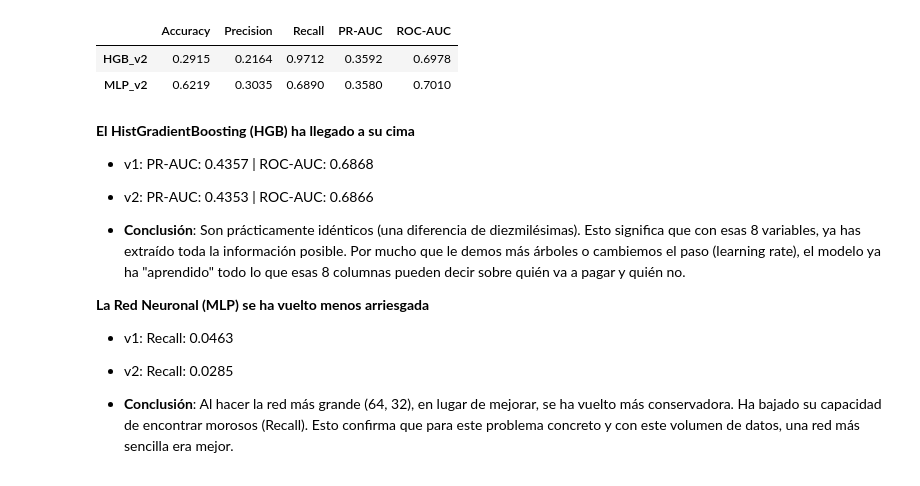
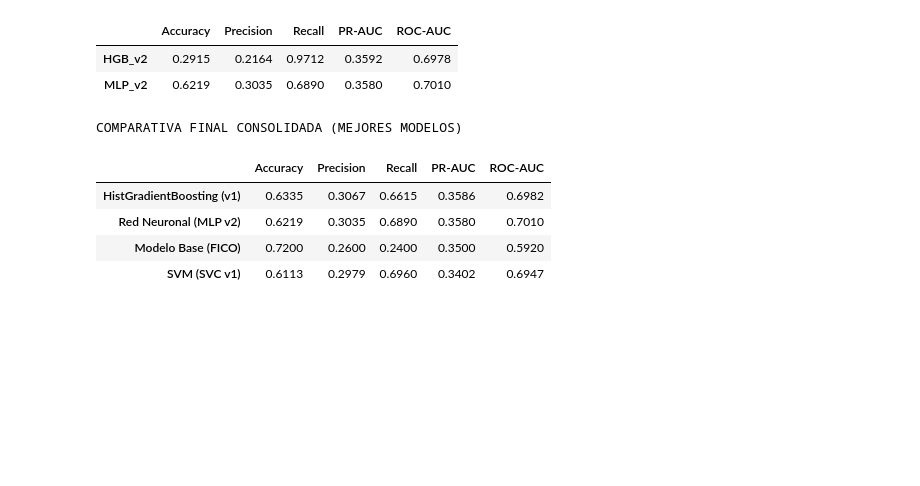
Before and after one commit to lolamaturana/credit-risk-prediction, a Jupyter notebook: practica1_notebook.ipynb, the cells around one changed output. Drawn from its saved outputs; the diff is of its cells as text; code cells hidden in the pictures; blank space fills up the shorter version.

```diff
--- a/practica1_notebook.ipynb
+++ b/practica1_notebook.ipynb
@@ -528,20 +483,49 @@ display(df_v2.round(4))
 |  | Accuracy | Precision | Recall | PR-AUC | ROC-AUC |
 | HGB_v2 | 0.2915 | 0.2164 | 0.9712 | 0.3592 | 0.6978 |
 | MLP_v2 | 0.6219 | 0.3035 | 0.6890 | 0.3580 | 0.7010 |
-# %% [markdown]
-**El HistGradientBoosting (HGB) ha llegado a su cima**
-
-- v1: PR-AUC: 0.4357 | ROC-AUC: 0.6868
-
-- v2: PR-AUC: 0.4353 | ROC-AUC: 0.6866
-
-- **Conclusión**: Son prácticamente idénticos (una diferencia de diezmilésimas). Esto significa que con esas 8 variables, ya has extraído toda la información posible. Por mucho que le demos más árboles o cambiemos el paso (learning rate), el modelo ya ha "aprendido" todo lo que esas 8 columnas pueden decir sobre quién va a pagar y quién no.
-
-
-**La Red Neuronal (MLP) se ha vuelto menos arriesgada**
-
-- v1: Recall: 0.0463
-
-- v2: Recall: 0.0285
-
-- **Conclusión**: Al hacer la red más grande (64, 32), en lugar de mejorar, se ha vuelto más conservadora. Ha bajado su capacidad de encontrar morosos (Recall). Esto confirma que para este problema concreto y con este volumen de datos, una red más sencilla era mejor.
+# %%
+# Definimos el diccionario con los mejores resultados de cada familia
+mejores_resultados = {
+    'HistGradientBoosting (v1)': {
+        'Accuracy': 0.6335,
+        'Precision': 0.3067,
+        'Recall': 0.6615,
+        'PR-AUC': 0.3586,
+        'ROC-AUC': 0.6982
+    },
+    'Red Neuronal (MLP v2)': {
+        'Accuracy': 0.6219,
+        'Precision': 0.3035,
+        'Recall': 0.6890,
+        'PR-AUC': 0.3580,
+        'ROC-AUC': 0.7010
+    },
+    'SVM (SVC v1)': {
+        'Accuracy': 0.6113,
+        'Precision': 0.2979,
+        'Recall': 0.6960,
+        'PR-AUC': 0.3402,
+        'ROC-AUC': 0.6947
+    },
+    'Modelo Base (FICO)': {
+        'Accuracy': 0.7200,
+        'Precision': 0.2600,
+        'Recall': 0.2400,
+        'PR-AUC': 0.3500,
+        'ROC-AUC': 0.5920
+    }
+}
+
+# Creamos el DataFrame
+df_final = pd.DataFrame(mejores_resultados).T
+
+# Mostramos la tabla final ordenada por PR-AUC
+print("COMPARATIVA FINAL CONSOLIDADA (MEJORES MODELOS)")
+display(df_final.sort_values(by='PR-AUC', ascending=False).round(4))
+# %% [output]
+COMPARATIVA FINAL CONSOLIDADA (MEJORES MODELOS)
+|  | Accuracy | Precision | Recall | PR-AUC | ROC-AUC |
+| HistGradientBoosting (v1) | 0.6335 | 0.3067 | 0.6615 | 0.3586 | 0.6982 |
+| Red Neuronal (MLP v2) | 0.6219 | 0.3035 | 0.6890 | 0.3580 | 0.7010 |
+| Modelo Base (FICO) | 0.7200 | 0.2600 | 0.2400 | 0.3500 | 0.5920 |
+| SVM (SVC v1) | 0.6113 | 0.2979 | 0.6960 | 0.3402 | 0.6947 |
```
Also changed, not shown: parts of 13 cells of this notebook, 2 other files.
